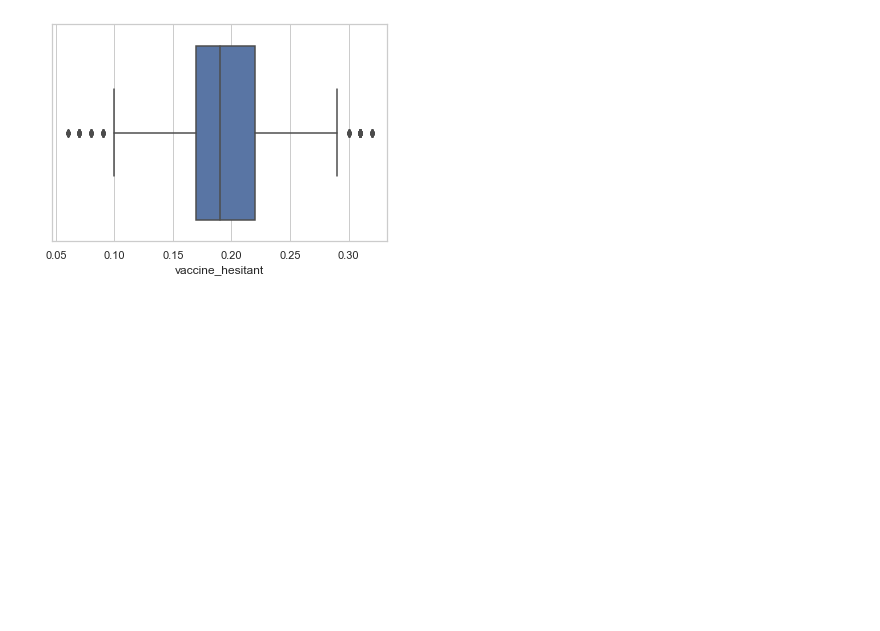
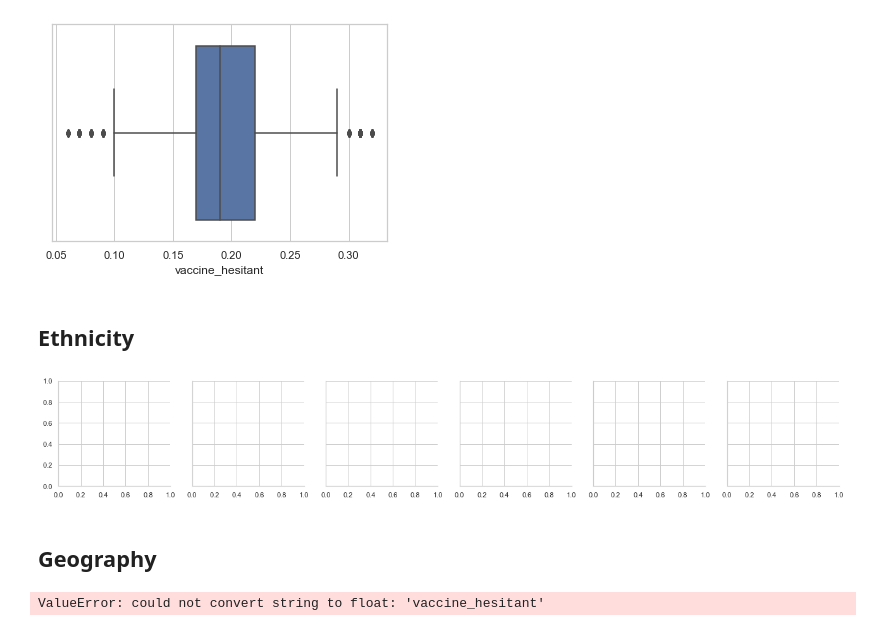
Before and after one commit to kuruparans/covid19-vaccine-hesitancy-analysis, a Jupyter notebook: exploratory-data-analysis.ipynb, the cells around one changed output. Drawn from its saved outputs; the diff is of its cells as text; code cells hidden in the pictures; blank space fills up the shorter version.

Commit message:
Add geography and race charts

```diff
--- a/exploratory-data-analysis.ipynb
+++ b/exploratory-data-analysis.ipynb
@@ -37,3 +58,18 @@ Our vaccine hesitant mean, median and standard deviation are:  0.194744455159112
 vaccine_hesitant_boxplot = sns.boxplot(x=df['vaccine_hesitant'])
 # %% [output]
 [figure]
+# %% [markdown]
+## Ethnicity
+# %%
+a = df.melt(id_vars=['vaccine_hesitant'], value_vars=['ethnicity_hispanic', 'ethnicity_native', 'ethnicity_asian', 'ethnicity_black', 'ethnicity_hawaiian', 'ethnicity_white'], var_name='ethnicity')
+graph = sns.FacetGrid(a, col='ethnicity')
+# graph.map(sns.scatterplot, x='vaccine_hesitant', y='value')
+# %% [output]
+[figure, added]
+# %% [markdown]
+## Geography
+# %%
+graph = sns.FacetGrid(df, col='region')
+graph.map(sns.distplot, x='vaccine_hesitant', bins=20)
+# %% [output]
+ValueError: could not convert string to float: 'vaccine_hesitant'
```
Also changed, not shown: parts of 3 cells of this notebook.
